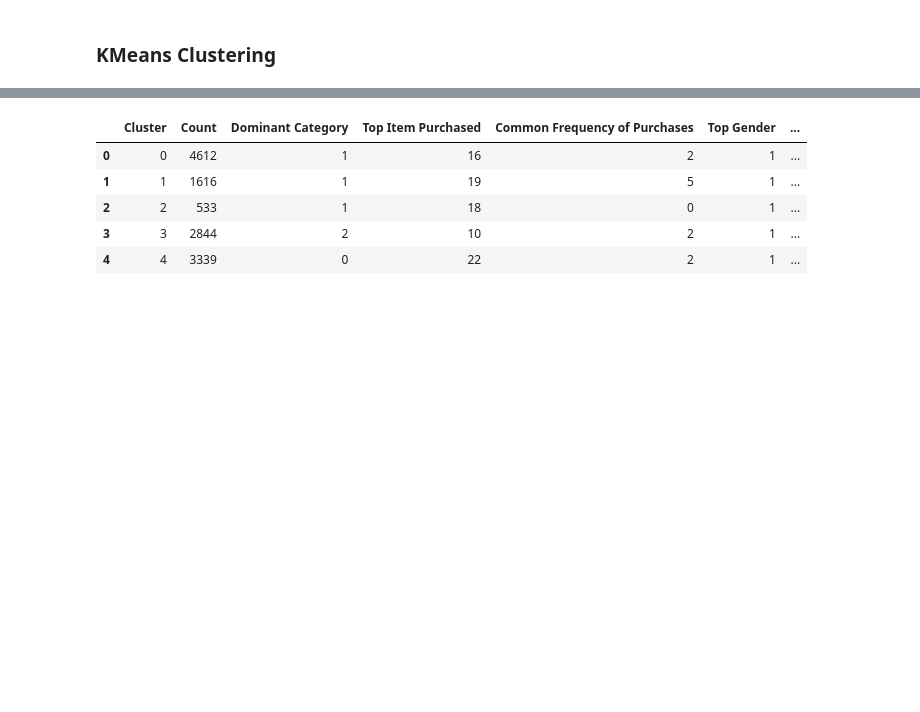
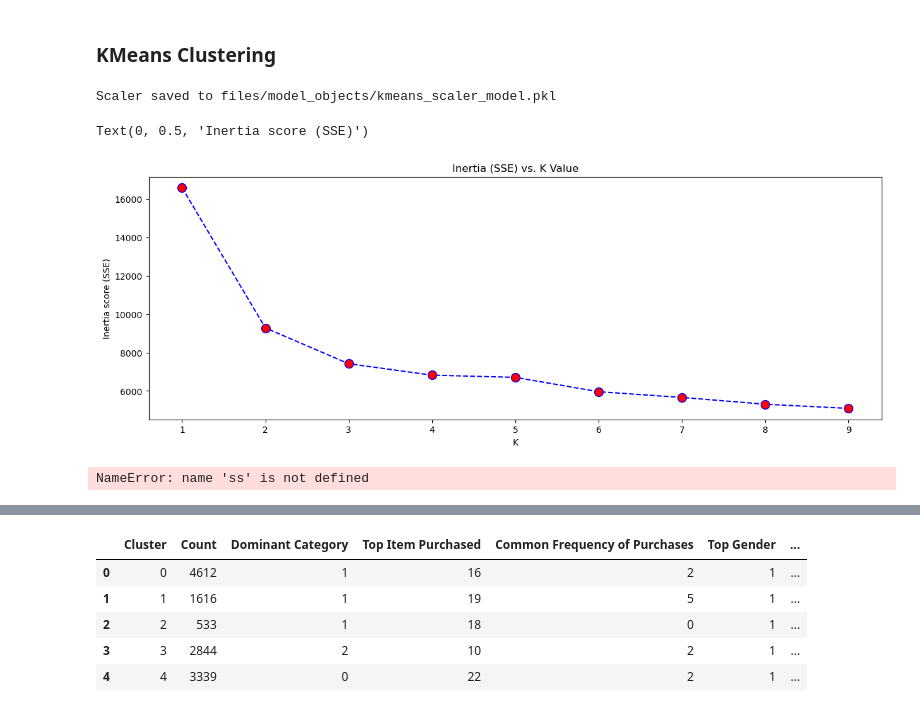
Before and after one commit to farahfuaad/Final-Year-Project-Prediction-of-Buying-Behavior-Patterns-using-ML, a Jupyter notebook: ml/trending_item_detection.ipynb, the cells around one changed output, grey strips where cells are left out. Drawn from its saved outputs; the diff is of its cells as text; code cells hidden in the pictures; blank space fills up the shorter version.

Commit message:
improve clustering

```diff
--- a/ml/trending_item_detection.ipynb
+++ b/ml/trending_item_detection.ipynb
@@ -111,3 +111,72 @@ for col in categorical_cols:
     le = LabelEncoder()
     cleaned_df[col] = le.fit_transform(cleaned_df[col])
     label_encoders[col] = le
+# %%
+# Feature scaling
+from sklearn.preprocessing import MinMaxScaler
+
+# creating a copy to keep original df as is for later
+cluster_df = cleaned_df.copy()
+
+cols_scale = [
+    'Gender', 'Item Purchased', 'Category', 'Location', 'Season','Discount Applied',
+    'Promo Code Used', 'Purchase Intent Category', 'Frequency of Purchases']
+
+scaler = MinMaxScaler().fit(cluster_df[cols_scale])
+cluster_df[cols_scale] = scaler.transform(cluster_df[cols_scale])
+# %%
+import pickle
+from pathlib import Path
+
+# Save the scaler object for scoring (ensure directory exists)
+pkl_filename = "./files/model_objects/kmeans_scaler_model.pkl"
+pkl_path = Path(pkl_filename)
+pkl_path.parent.mkdir(parents=True, exist_ok=True)
+with open(pkl_path, 'wb') as file:
+    pickle.dump(scaler, file)
+print(f"Scaler saved to {pkl_path}")
+# %% [output]
+Scaler saved to files/model_objects/kmeans_scaler_model.pkl
+# %%
+import matplotlib.pyplot as plt
+import seaborn as sns
+from tqdm import tqdm
+
+from sklearn.cluster import KMeans
+
+k1 = []
+inertia_s1 = []
+
+for i in tqdm(range(1,10)):
+    k1.append(i)
+    kmeans1 = KMeans(n_clusters=i,random_state=125,max_iter=100).fit(cluster_df)
+    inertia_s1.append(kmeans1.inertia_)
+
+# plot
+plt.figure(figsize=(15,5))
+plt.plot(k1,inertia_s1,color='blue', linestyle='dashed', marker='o',
+         markerfacecolor='red', markersize=10)
+plt.title('Inertia (SSE) vs. K Value')
+plt.xlabel('K')
+plt.ylabel('Inertia score (SSE)')
+# %% [output]
+Text(0, 0.5, 'Inertia score (SSE)')
+[figure, added]
+# %%
+# evaluation
+
+from sklearn.metrics import silhouette_score
+
+kmeans = KMeans(n_clusters=6, random_state=125, max_iter=100).fit(cluster_df)
+sscore = silhouette_score(cluster_df, kmeans.labels_)
+inertia = kmeans.inertia_
+
+# save k-means
+pkl_filename = "./files/model_objects/kmeans_model.pkl"
+with open(pkl_filename, 'wb') as file:
+    pickle.dump(kmeans, file)
+
+# add cluster labels to features dataset
+df_features['cluster_ids'] = kmeans.labels_
+# %% [output]
+NameError: name 'ss' is not defined
```
Also changed, not shown: parts of 2 cells of this notebook.
